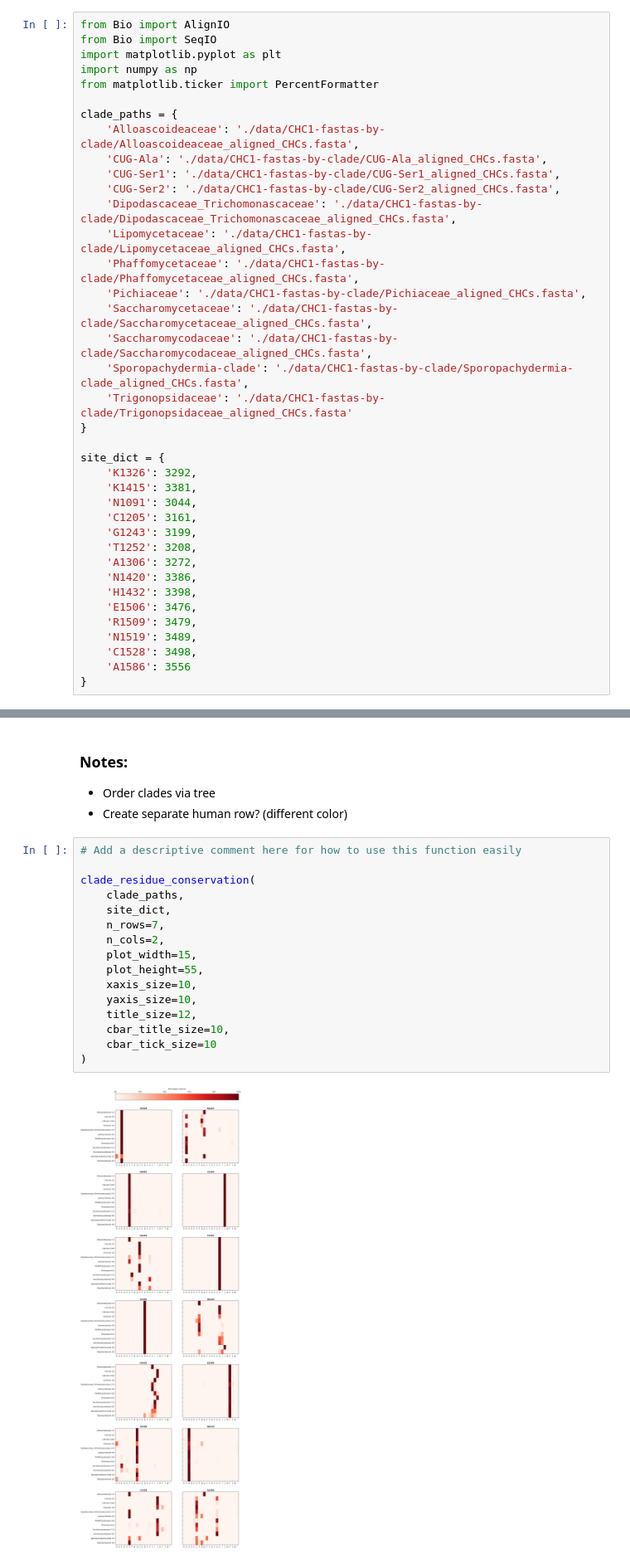
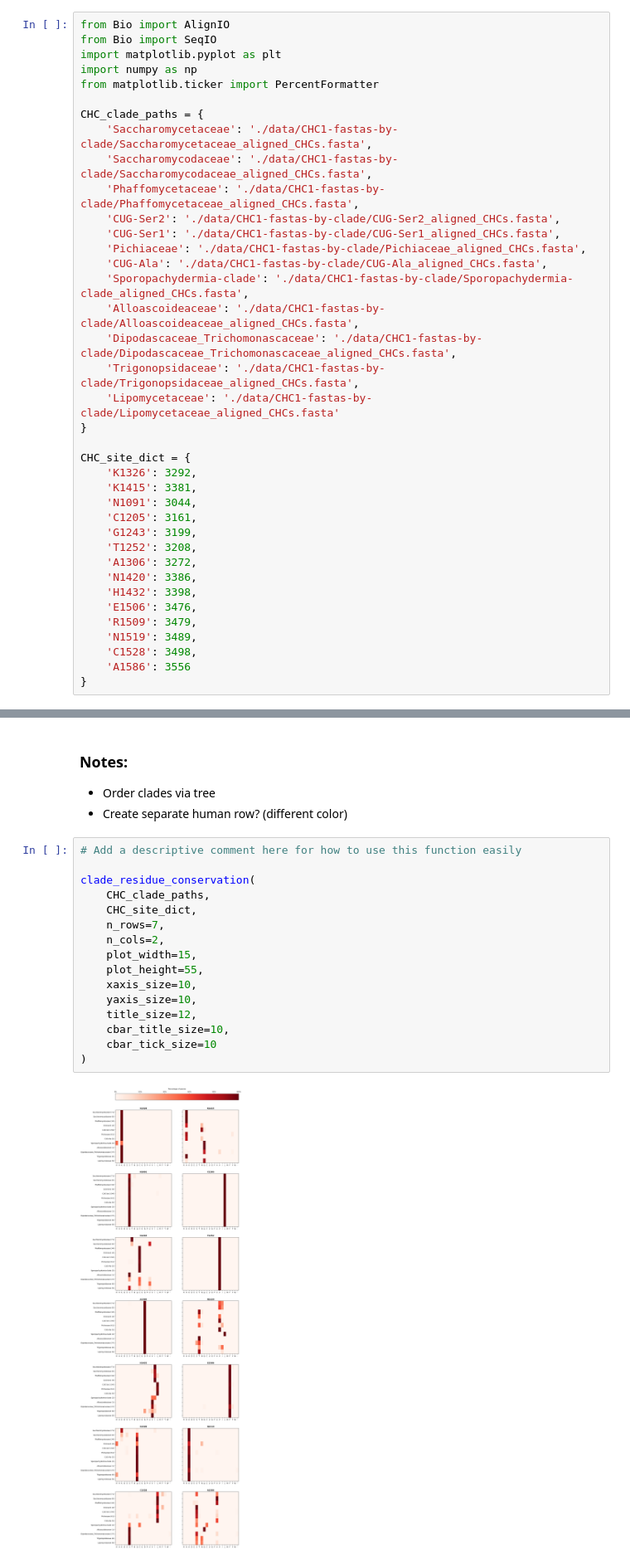
Before and after one commit to GeorgeCrawford15/yeast-clathrin-conservation, a Jupyter notebook: clathrin-chains-conservation.ipynb, the cells around one changed output, grey strips where cells are left out. Shown at 83% size. Drawn from its saved outputs; the diff is of its cells as text.

```diff
--- a/clathrin-chains-conservation.ipynb
+++ b/clathrin-chains-conservation.ipynb
@@ -110,22 +110,22 @@ import matplotlib.pyplot as plt
 import numpy as np
 from matplotlib.ticker import PercentFormatter
 
-clade_paths = {
-    'Alloascoideaceae': './data/CHC1-fastas-by-clade/Alloascoideaceae_aligned_CHCs.fasta',
-    'CUG-Ala': './data/CHC1-fastas-by-clade/CUG-Ala_aligned_CHCs.fasta',
-    'CUG-Ser1': './data/CHC1-fastas-by-clade/CUG-Ser1_aligned_CHCs.fasta',
-    'CUG-Ser2': './data/CHC1-fastas-by-clade/CUG-Ser2_aligned_CHCs.fasta',
-    'Dipodascaceae_Trichomonascaceae': './data/CHC1-fastas-by-clade/Dipodascaceae_Trichomonascaceae_aligned_CHCs.fasta',
-    'Lipomycetaceae': './data/CHC1-fastas-by-clade/Lipomycetaceae_aligned_CHCs.fasta',
-    'Phaffomycetaceae': './data/CHC1-fastas-by-clade/Phaffomycetaceae_aligned_CHCs.fasta',
-    'Pichiaceae': './data/CHC1-fastas-by-clade/Pichiaceae_aligned_CHCs.fasta',
+CHC_clade_paths = {
     'Saccharomycetaceae': './data/CHC1-fastas-by-clade/Saccharomycetaceae_aligned_CHCs.fasta',
     'Saccharomycodaceae': './data/CHC1-fastas-by-clade/Saccharomycodaceae_aligned_CHCs.fasta',
+    'Phaffomycetaceae': './data/CHC1-fastas-by-clade/Phaffomycetaceae_aligned_CHCs.fasta',
+    'CUG-Ser2': './data/CHC1-fastas-by-clade/CUG-Ser2_aligned_CHCs.fasta',
+    'CUG-Ser1': './data/CHC1-fastas-by-clade/CUG-Ser1_aligned_CHCs.fasta',
+    'Pichiaceae': './data/CHC1-fastas-by-clade/Pichiaceae_aligned_CHCs.fasta',
+    'CUG-Ala': './data/CHC1-fastas-by-clade/CUG-Ala_aligned_CHCs.fasta',
     'Sporopachydermia-clade': './data/CHC1-fastas-by-clade/Sporopachydermia-clade_aligned_CHCs.fasta',
-    'Trigonopsidaceae': './data/CHC1-fastas-by-clade/Trigonopsidaceae_aligned_CHCs.fasta'
+    'Alloascoideaceae': './data/CHC1-fastas-by-clade/Alloascoideaceae_aligned_CHCs.fasta',
+    'Dipodascaceae_Trichomonascaceae': './data/CHC1-fastas-by-clade/Dipodascaceae_Trichomonascaceae_aligned_CHCs.fasta',
+    'Trigonopsidaceae': './data/CHC1-fastas-by-clade/Trigonopsidaceae_aligned_CHCs.fasta',
+    'Lipomycetaceae': './data/CHC1-fastas-by-clade/Lipomycetaceae_aligned_CHCs.fasta'
 }
 
-site_dict = {
+CHC_site_dict = {
     'K1326': 3292,
     'K1415': 3381,
     'N1091': 3044,
@@ -150,21 +150,21 @@ site_dict = {
 # %%
 # Add a descriptive comment here for how to use this function easily
 
 clade_residue_conservation(
-    clade_paths,
-    site_dict,
+    CHC_clade_paths,
+    CHC_site_dict,
     n_rows=7,
     n_cols=2,
     plot_width=15,
     plot_height=55,
     xaxis_size=10,
     yaxis_size=10,
     title_size=12,
     cbar_title_size=10,
     cbar_tick_size=10
 )
 # %% [output]
-[figure, old version]
+[figure, new version]
 # %% [markdown]
 ## Visualizing CLC Residue Conservation
 # %% [markdown]
```
Also changed, not shown: parts of 2 cells of this notebook.
